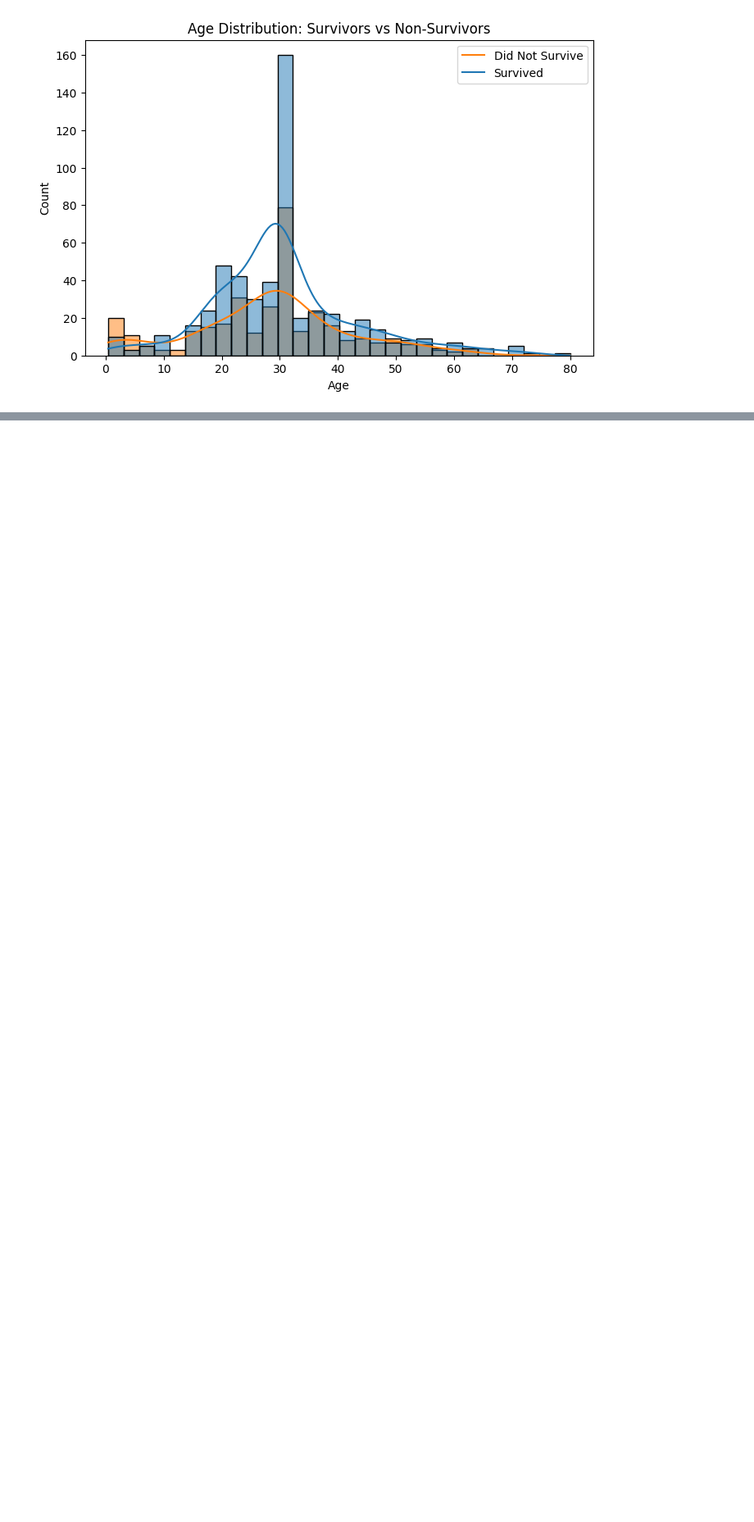
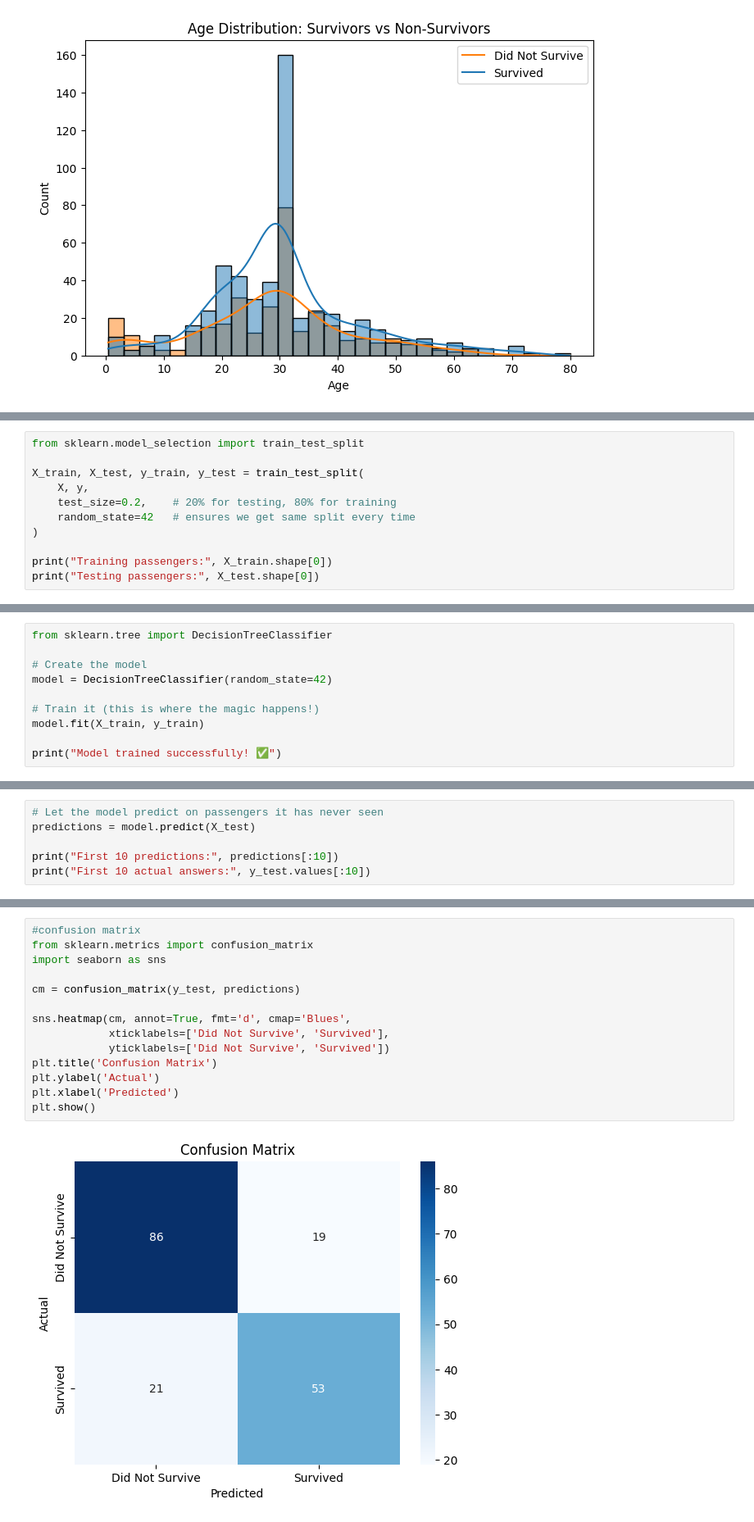
Before and after one commit to ejwangombe-create/Titanic-data-analysis-project-, a Jupyter notebook: Titanic_data_set.ipynb, the cells around one changed output, grey strips where cells are left out. Shown at 82% size. Drawn from its saved outputs; the diff is of its cells as text; blank space fills up the shorter version.

```diff
--- a/Titanic_data_set.ipynb
+++ b/Titanic_data_set.ipynb
@@ -225,0 +275,11 @@ plt.show()
+# %%
+from sklearn.model_selection import train_test_split
+
+X_train, X_test, y_train, y_test = train_test_split(
+    X, y,
+    test_size=0.2,    # 20% for testing, 80% for training
+    random_state=42   # ensures we get same split every time
+)
+
+print("Training passengers:", X_train.shape[0])
+print("Testing passengers:", X_test.shape[0])
@@ -225,0 +289,10 @@ plt.show()
+# %%
+from sklearn.tree import DecisionTreeClassifier
+
+# Create the model
+model = DecisionTreeClassifier(random_state=42)
+
+# Train it (this is where the magic happens!)
+model.fit(X_train, y_train)
+
+print("Model trained successfully! ✅")
@@ -225,0 +301,6 @@ plt.show()
+# %%
+# Let the model predict on passengers it has never seen
+predictions = model.predict(X_test)
+
+print("First 10 predictions:", predictions[:10])
+print("First 10 actual answers:", y_test.values[:10])
@@ -225,0 +332,16 @@ plt.show()
+# %%
+#confusion matrix
+from sklearn.metrics import confusion_matrix
+import seaborn as sns
+
+cm = confusion_matrix(y_test, predictions)
+
+sns.heatmap(cm, annot=True, fmt='d', cmap='Blues',
+            xticklabels=['Did Not Survive', 'Survived'],
+            yticklabels=['Did Not Survive', 'Survived'])
+plt.title('Confusion Matrix')
+plt.ylabel('Actual')
+plt.xlabel('Predicted')
+plt.show()
+# %% [output]
+[figure, added]
```
Also changed, not shown: parts of 12 cells of this notebook.
